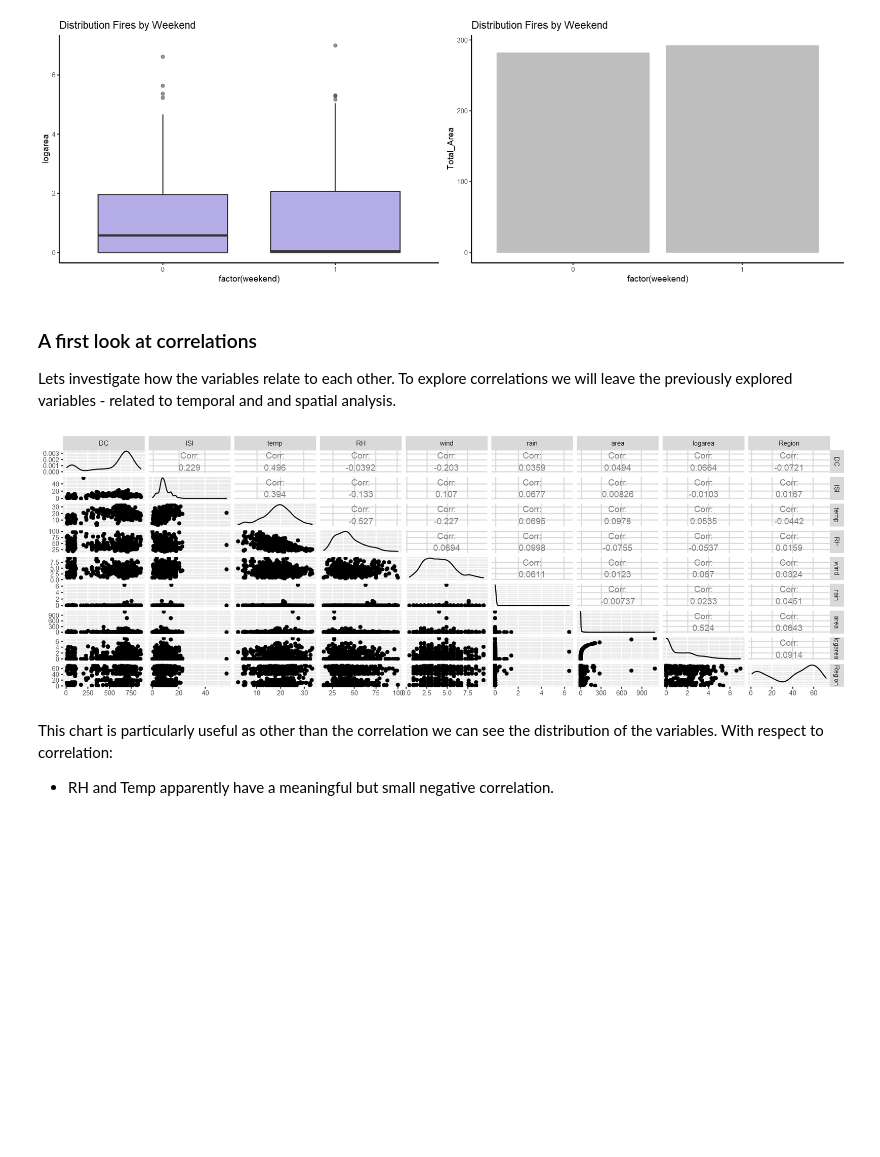
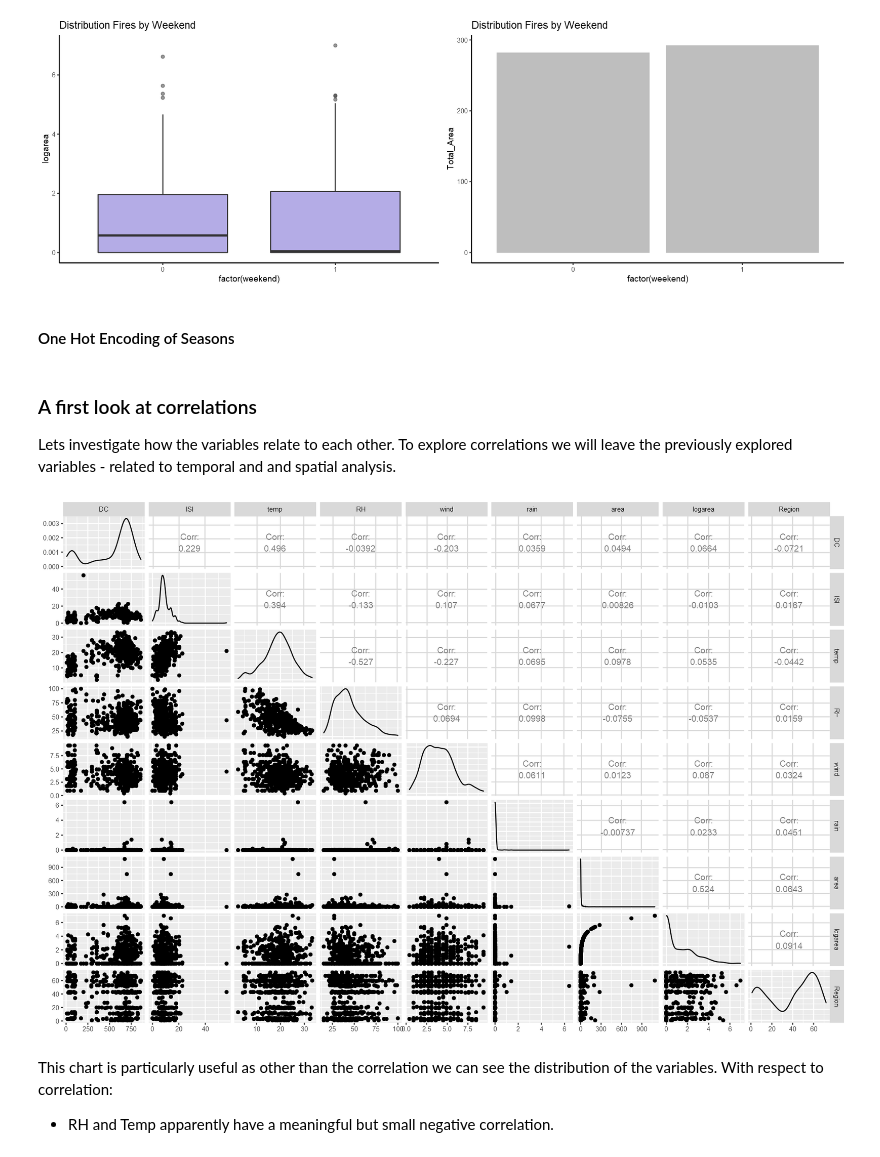
Before and after one commit to Agewerc/Bushfire-Analysis, a Jupyter notebook: Bushfire_Analysis_Area_Prediction.ipynb, the cells around one changed output. Drawn from its saved outputs; the diff is of its cells as text; code cells hidden in the pictures; blank space fills up the shorter version.

```diff
--- a/Bushfire_Analysis_Area_Prediction.ipynb
+++ b/Bushfire_Analysis_Area_Prediction.ipynb
@@ -263,13 +260,24 @@ grid.arrange(p5, p6, nrow = 1, ncol = 2) # making the plot
 # %%
 df_fires <- df_fires[]
 df_fires <- subset(df_fires, select = -c(day, month))
+# %% [markdown]
+####  One Hot Encoding of Seasons
+# %%
+seasons <- unique(df_fires$season)
+
+for(i in (seasons)){
+    df_fires[,paste0("season", i)] <- ifelse(test = df_fires$season == i, yes = 1, no = 0)
+}
+
+df_fires <- subset(df_fires, select = -c(season))
 # %% [markdown]
 ### A first look at correlations
 Lets investigate how the variables relate to each other. To explore correlations we will leave the previously explored variables - related to temporal and and spatial analysis.
-# %%
-ggpairs(df_fires[,c(seq(5,13))])
-# %% [output]
-[figure, removed]
+# %%
+options(repr.plot.width=15, repr.plot.height=10) # managing the size
+ggpairs(df_fires[,c(seq(5,13))])
+# %% [output]
+[figure, added]
 # %% [markdown]
 This chart is particularly useful as other than the correlation we can see the distribution of the variables. With respect to correlation:
 - RH and Temp apparently have a meaningful but small negative correlation.
```
Also changed, not shown: parts of 17 cells of this notebook.
